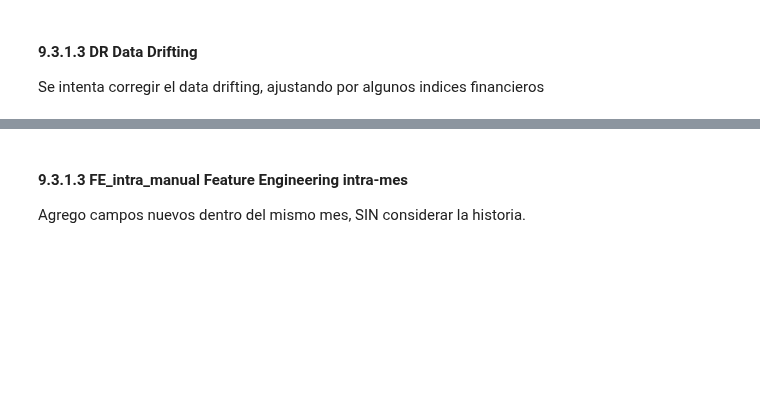
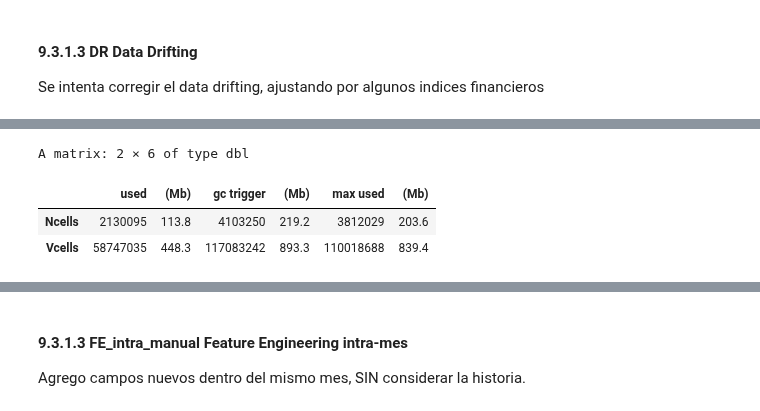
Before and after one commit to ldebris/dm2025a, a Jupyter notebook: Experimento colaborativo FEHistorico/Workflows Semilla 100151/WF_junior_w03.ipynb, the cells around one changed output, grey strips where cells are left out. Saved outputs shown, nothing was run; the diff lists cells and outputs as text; code cells hidden in the pictures; blank space fills up the shorter version.

```diff
--- a/Experimento colaborativo FEHistorico/Workflows Semilla 100151/WF_junior_w03.ipynb
+++ b/Experimento colaborativo FEHistorico/Workflows Semilla 100151/WF_junior_w03.ipynb
@@ -459,3 +550,10 @@ campos_monetarios
+# %%
+gc() # Garbage collector, libera objetos no usados
+# %% [output]
+A matrix: 2 × 6 of type dbl
+|  | used | (Mb) | gc trigger | (Mb) | max used | (Mb) |
+| Ncells | 2130095 | 113.8 | 4103250 | 219.2 | 3812029 | 203.6 |
+| Vcells | 58747035 | 448.3 | 117083242 | 893.3 | 110018688 | 839.4 |
 # %%
 # ejecuto el Data Drifting
 setorder( dataset, numero_de_cliente, foto_mes )
```
Also changed, not shown: parts of 11 cells of this notebook, 7 other files.
